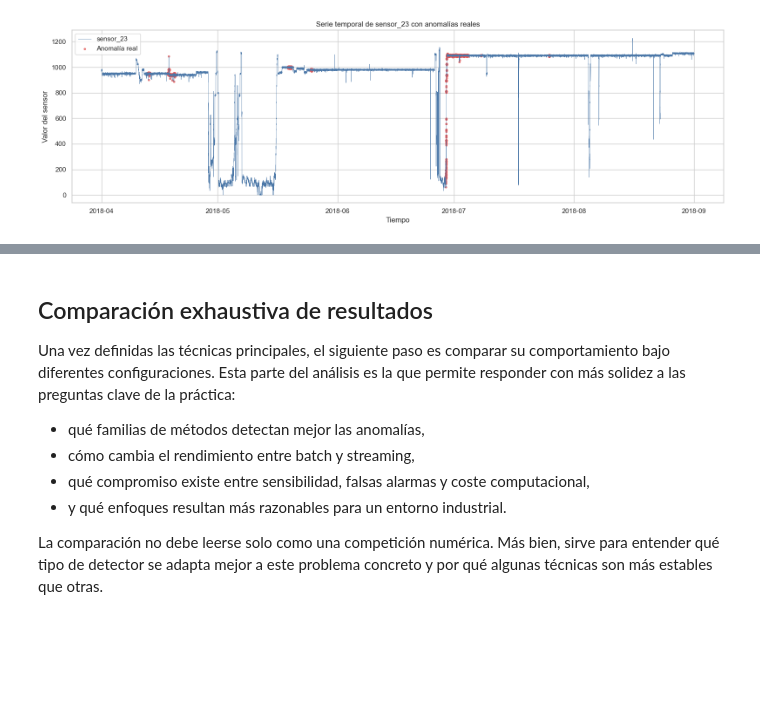
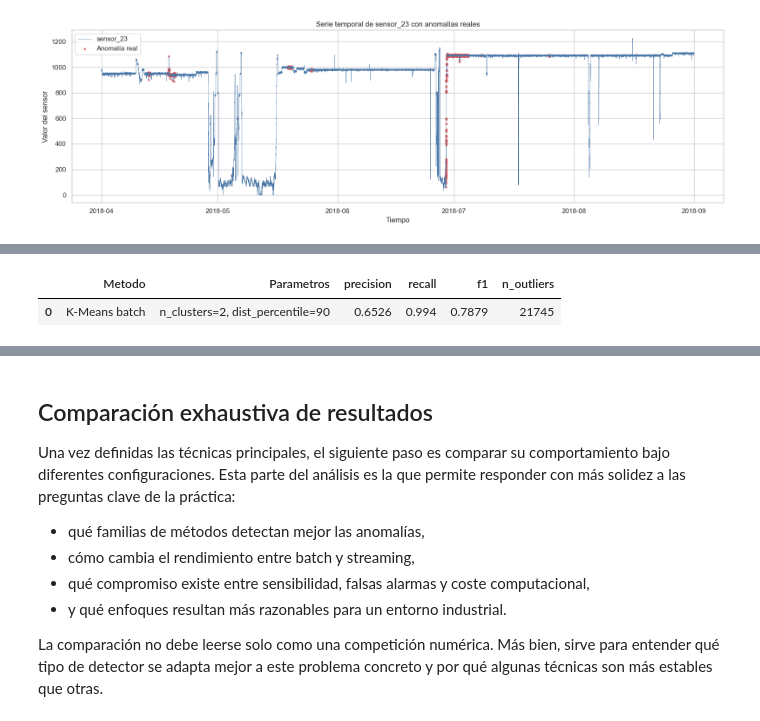
Before and after one commit to TheA-20/P2_Workflows_Outliers, a Jupyter notebook: Practica2_Outliers.ipynb, the cells around one changed output, grey strips where cells are left out. Saved outputs shown, nothing was run; the diff lists cells and outputs as text; code cells hidden in the pictures; blank space fills up the shorter version.

```diff
--- a/Practica2_Outliers.ipynb
+++ b/Practica2_Outliers.ipynb
@@ -391,0 +369,21 @@ porque su exploración completa sobre 217.444 muestras es sensiblemente más cos
+# %%
+def kmeans_batch_predict(df_data, n_clusters=2, dist_percentile=90):
+    scaler = StandardScaler()
+    data_scaled = scaler.fit_transform(df_data.values)
+    km = KMeans(n_clusters=n_clusters, random_state=42, n_init=10)
+    cluster_ids = km.fit_predict(data_scaled)
+    distances = np.linalg.norm(data_scaled - km.cluster_centers_[cluster_ids], axis=1)
+    threshold = np.percentile(distances, dist_percentile)
+    return (distances > threshold).astype(int)
+
+kmeans_batch_pred = kmeans_batch_predict(df_sensors, n_clusters=2, dist_percentile=90)
+display(
+    summarize_method(
+        "K-Means batch",
+        "n_clusters=2, dist_percentile=90",
+        kmeans_batch_pred,
+    )
+)
+# %% [output]
+|  | Metodo | Parametros | precision | recall | f1 | n_outliers |
+| 0 | K-Means batch | n_clusters=2, dist_percentile=90 | 0.6526 | 0.994 | 0.7879 | 21745 |
```
Also changed, not shown: parts of 23 cells of this notebook.
